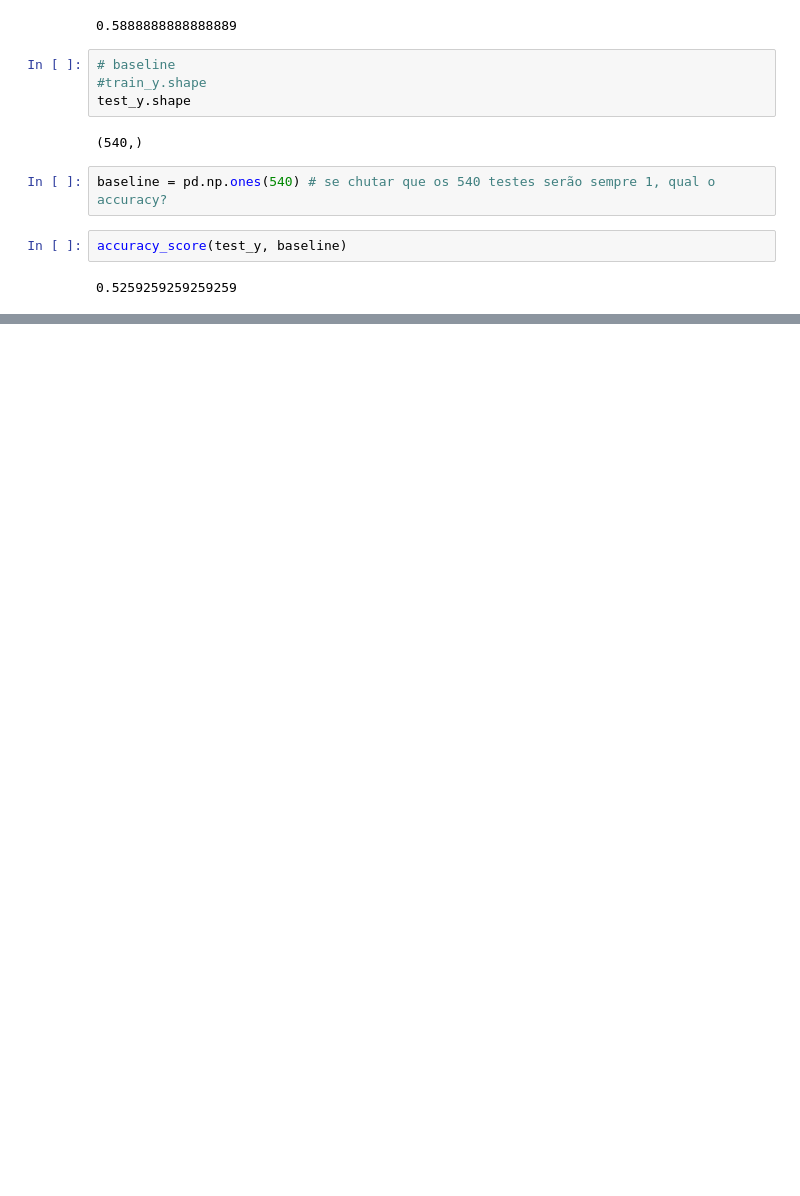
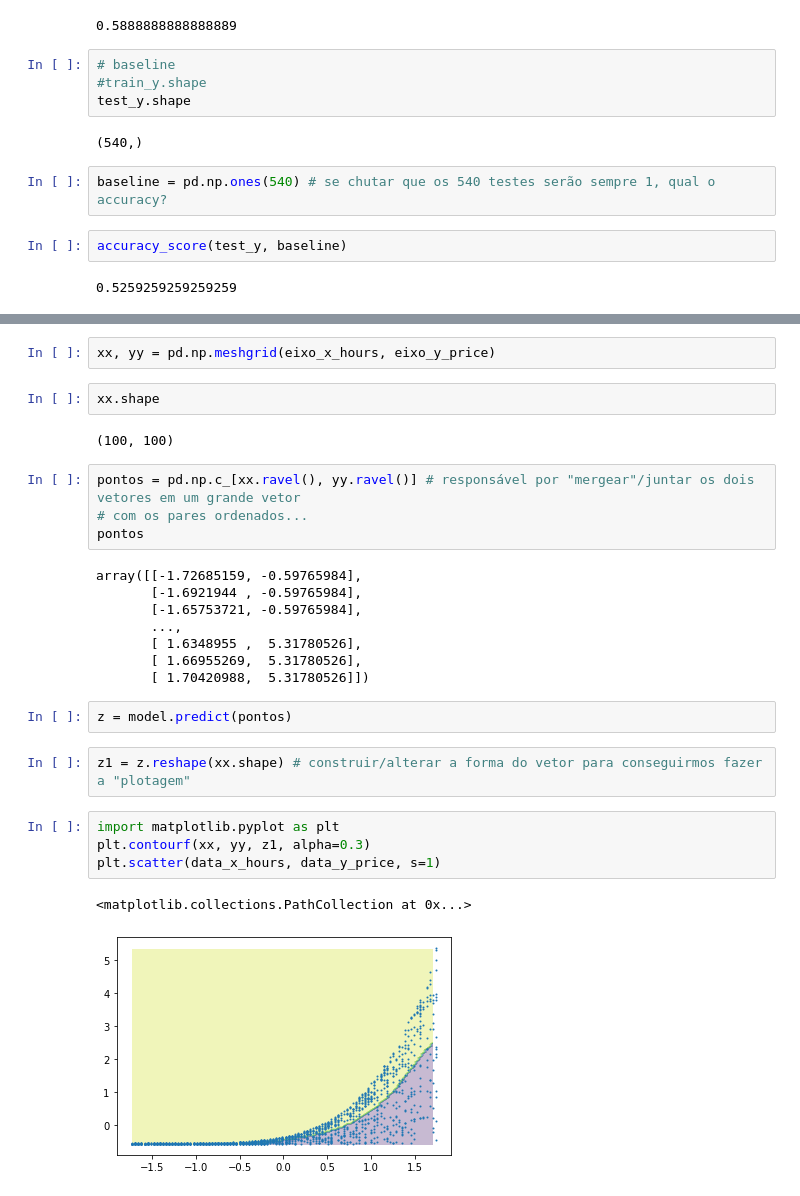
Before and after one commit to lucheol/in243-t194, a Jupyter notebook: 2. Projects.ipynb, the cells around one changed output, grey strips where cells are left out. Saved outputs shown, nothing was run; the diff lists cells and outputs as text; blank space fills up the shorter version.

```diff
--- a/2. Projects.ipynb
+++ b/2. Projects.ipynb
@@ -96,0 +197,29 @@ df['price'].min()
+# %%
+xx, yy = pd.np.meshgrid(eixo_x_hours, eixo_y_price)
+# %%
+xx.shape
+# %% [output]
+(100, 100)
+# %%
+pontos = pd.np.c_[xx.ravel(), yy.ravel()] # responsável por "mergear"/juntar os dois vetores em um grande vetor
+# com os pares ordenados...
+pontos
+# %% [output]
+array([[-1.72685159, -0.59765984],
+       [-1.6921944 , -0.59765984],
+       [-1.65753721, -0.59765984],
+       ...,
+       [ 1.6348955 ,  5.31780526],
+       [ 1.66955269,  5.31780526],
+       [ 1.70420988,  5.31780526]])
+# %%
+z = model.predict(pontos)
+# %%
+z1 = z.reshape(xx.shape) # construir/alterar a forma do vetor para conseguirmos fazer a "plotagem"
+# %%
+import matplotlib.pyplot as plt
+plt.contourf(xx, yy, z1, alpha=0.3)
+plt.scatter(data_x_hours, data_y_price, s=1)
+# %% [output]
+<matplotlib.collections.PathCollection at 0x...>
+[figure, added]
```
Also changed, not shown: parts of 11 cells of this notebook, 2 other files.
